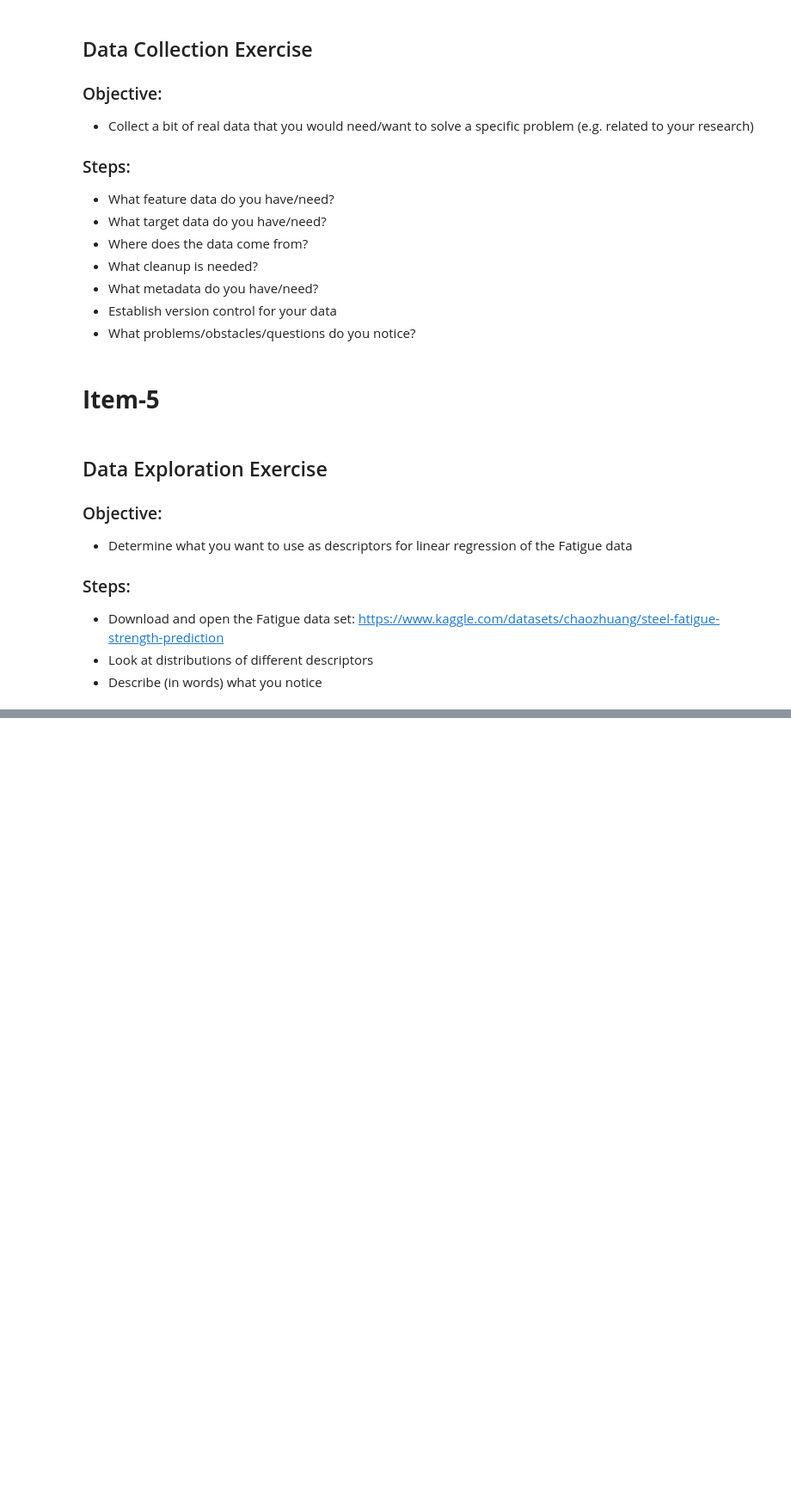
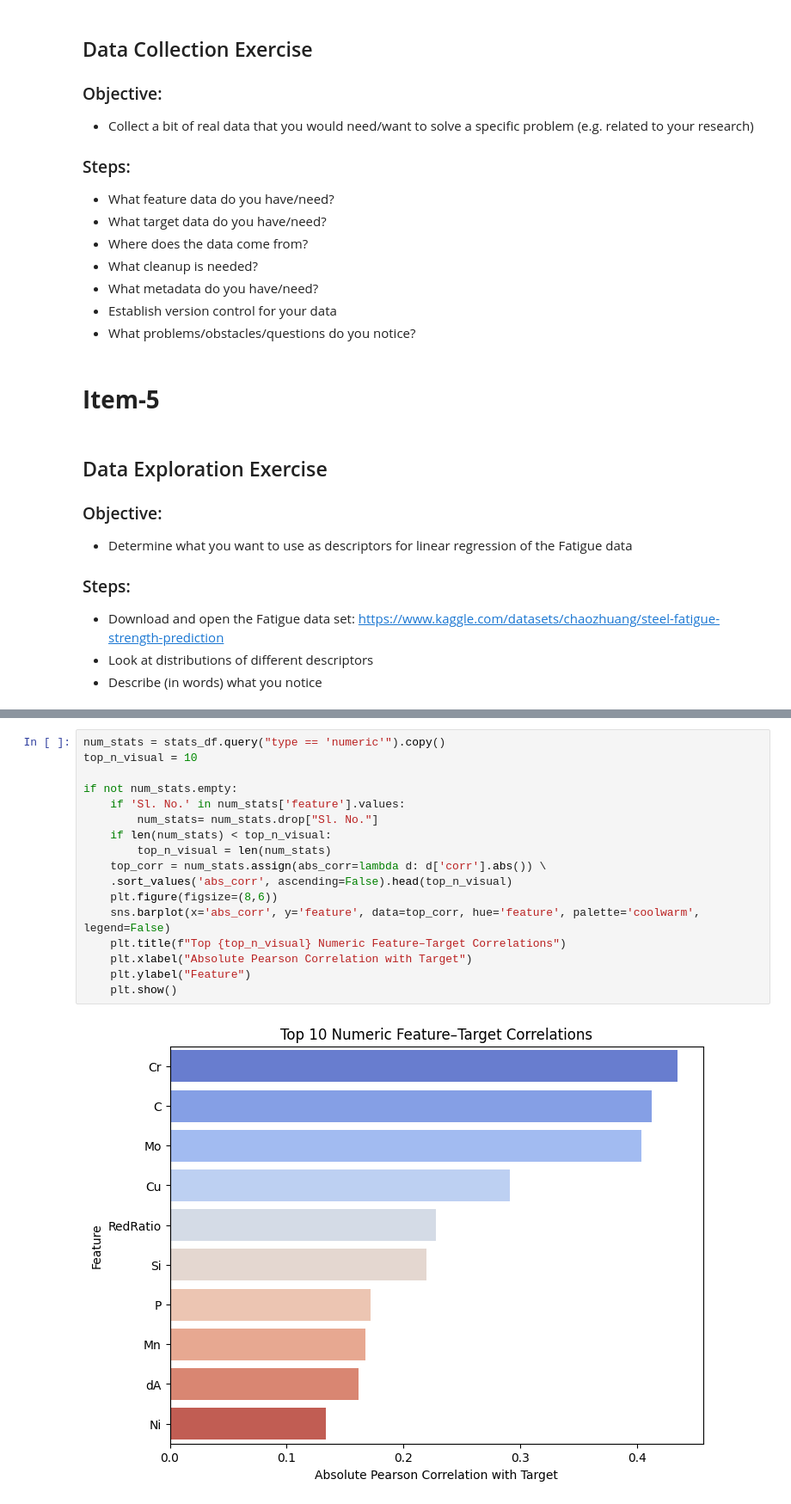
Before and after one commit to ayberkkutlu/Machine-Learning-Course-and-Project, a Jupyter notebook: Notebooks/HW1.ipynb, the cells around one changed output, grey strips where cells are left out. Shown: that part at 86% size. Cells and saved outputs as stored; diff of their text form; blank space fills up the shorter version.

```diff
--- a/Notebooks/HW1.ipynb
+++ b/Notebooks/HW1.ipynb
@@ -246,0 +399,19 @@ ModuleNotFoundError: No module named 'seaborn'
+# %%
+num_stats = stats_df.query("type == 'numeric'").copy()
+top_n_visual = 10
+
+if not num_stats.empty:
+    if 'Sl. No.' in num_stats['feature'].values:
+        num_stats= num_stats.drop["Sl. No."]
+    if len(num_stats) < top_n_visual:
+        top_n_visual = len(num_stats)
+    top_corr = num_stats.assign(abs_corr=lambda d: d['corr'].abs()) \
+    .sort_values('abs_corr', ascending=False).head(top_n_visual)
+    plt.figure(figsize=(8,6))
+    sns.barplot(x='abs_corr', y='feature', data=top_corr, hue='feature', palette='coolwarm', legend=False)
+    plt.title(f"Top {top_n_visual} Numeric Feature–Target Correlations")
+    plt.xlabel("Absolute Pearson Correlation with Target")
+    plt.ylabel("Feature")
+    plt.show()
+# %% [output]
+[figure, added]
```
Also changed, not shown: parts of 25 cells of this notebook, 1 other file.
